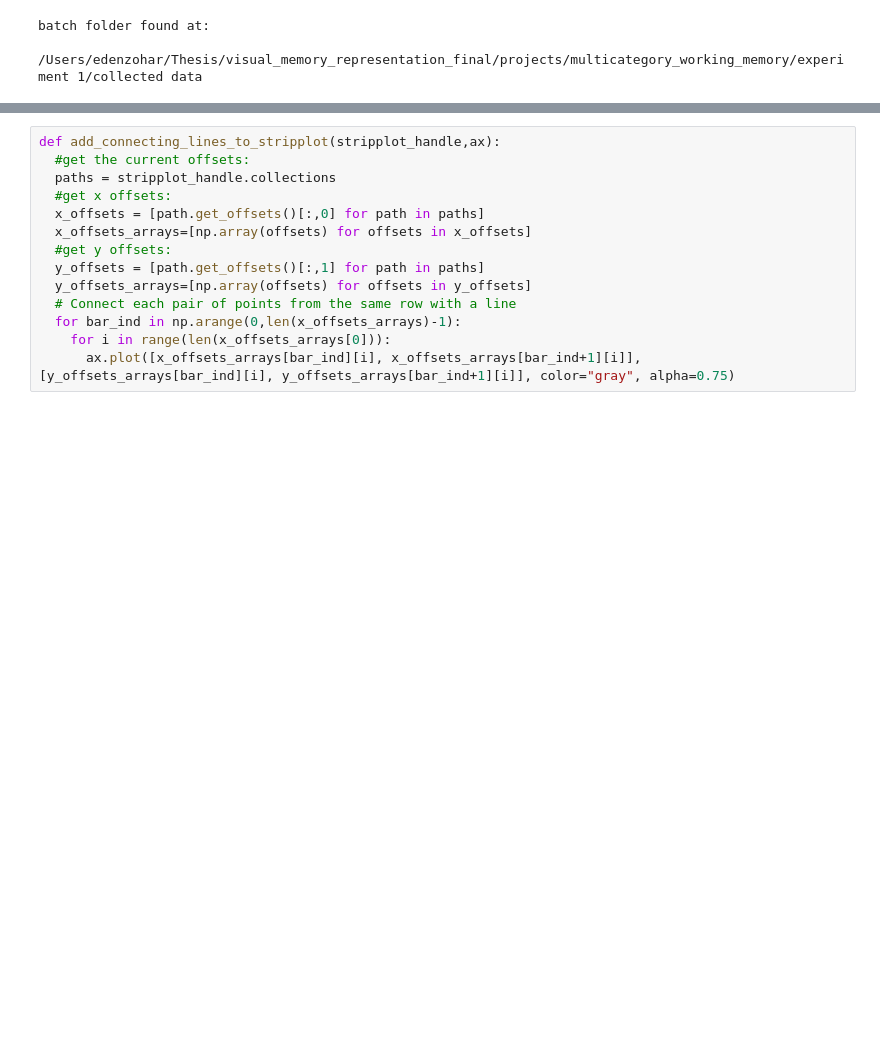
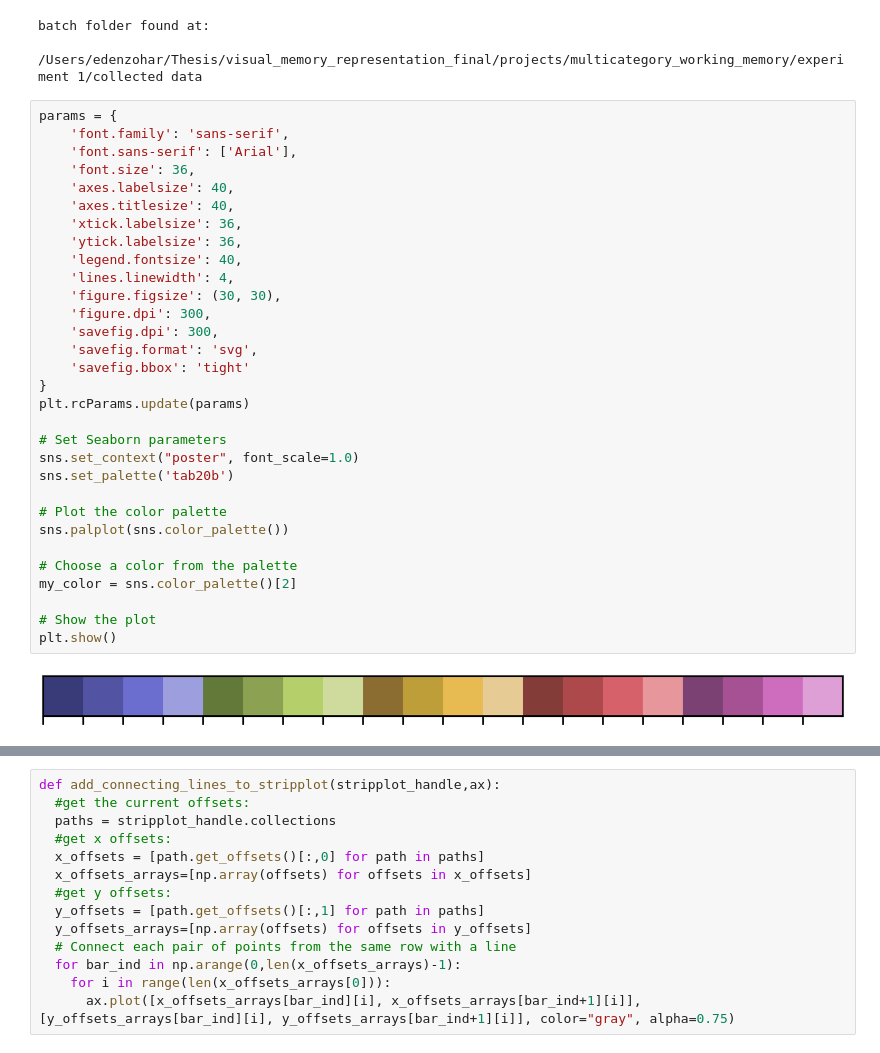
Before and after one commit to edenjenzohar/visual_memory_representation, a Jupyter notebook: functions/multicategory working memory/experiment analysis/aggregate_working_memory_batches_analysis.ipynb, the cells around one changed output, grey strips where cells are left out. Saved outputs shown, nothing was run; the diff lists cells and outputs as text; blank space fills up the shorter version.

```diff
--- a/functions/multicategory working memory/experiment analysis/aggregate_working_memory_batches_analysis.ipynb
+++ b/functions/multicategory working memory/experiment analysis/aggregate_working_memory_batches_analysis.ipynb
@@ -29,4 +29,37 @@ else:
 # %% [output]
 batch folder found at:
  /Users/edenzohar/Thesis/visual_memory_representation_final/projects/multicategory_working_memory/experiment 1/collected data
+# %%
+params = {
+    'font.family': 'sans-serif',
+    'font.sans-serif': ['Arial'],
+    'font.size': 36,
+    'axes.labelsize': 40,
+    'axes.titlesize': 40,
+    'xtick.labelsize': 36,
+    'ytick.labelsize': 36,
+    'legend.fontsize': 40,
+    'lines.linewidth': 4,
+    'figure.figsize': (30, 30),
+    'figure.dpi': 300,
+    'savefig.dpi': 300,
+    'savefig.format': 'svg',
+    'savefig.bbox': 'tight'
+}
+plt.rcParams.update(params)
+
+# Set Seaborn parameters
+sns.set_context("poster", font_scale=1.0)
+sns.set_palette('tab20b')
+
+# Plot the color palette
+sns.palplot(sns.color_palette())
+
+# Choose a color from the palette
+my_color = sns.color_palette()[2]
+
+# Show the plot
+plt.show()
+# %% [output]
+[figure, added]
 # %%
```
Also changed, not shown: parts of 37 cells of this notebook.
